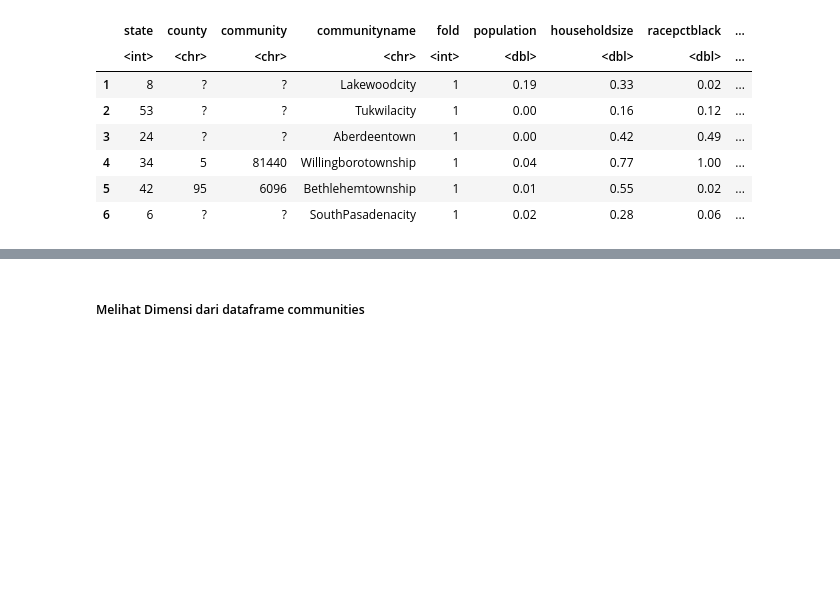
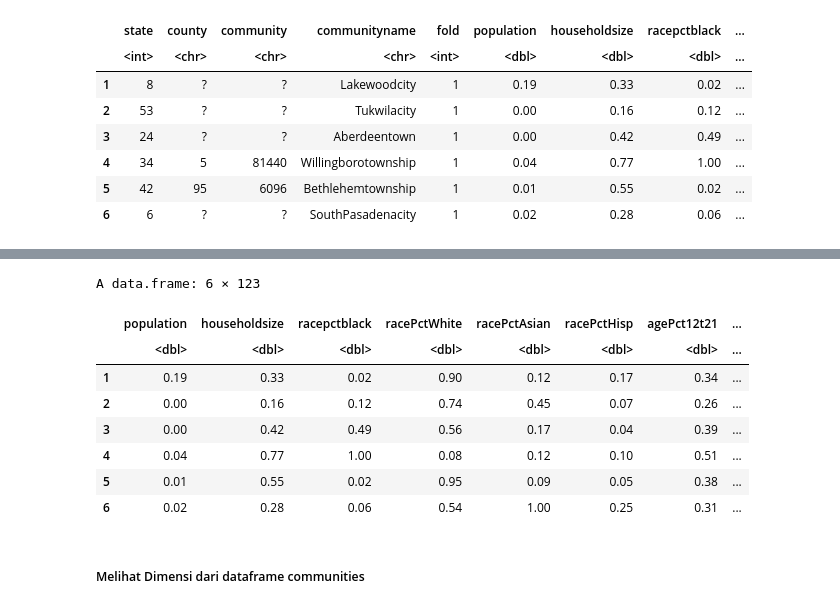
Before and after one commit to JuzmaFR/Analisis-Regresi-Catatan-Kuliah, a Jupyter notebook: Analisis Regresi.ipynb, the cells around one changed output, grey strips where cells are left out. Cells and saved outputs as stored; diff of their text form; code cells hidden in the pictures; blank space fills up the shorter version.

```diff
--- a/Analisis Regresi.ipynb
+++ b/Analisis Regresi.ipynb
@@ -264,0 +280,7 @@ A data.frame: 6 × 128
+# %%
+df[df == "?"] <- 0
+df2 <- sapply(df,as.double)
+colnames(df2)[128] = 'y';
+crimeData <- as.data.frame(df2[,6:128]);
+head(crimeData);
+# %% [output]
@@ -265,3 +289,12 @@ A data.frame: 6 × 128
+A data.frame: 6 × 123
+|  | population | householdsize | racepctblack | racePctWhite | racePctAsian | racePctHisp | agePct12t21 | ... |
+|  | <dbl> | <dbl> | <dbl> | <dbl> | <dbl> | <dbl> | <dbl> | ... |
+| 1 | 0.19 | 0.33 | 0.02 | 0.90 | 0.12 | 0.17 | 0.34 | ... |
+| 2 | 0.00 | 0.16 | 0.12 | 0.74 | 0.45 | 0.07 | 0.26 | ... |
+| 3 | 0.00 | 0.42 | 0.49 | 0.56 | 0.17 | 0.04 | 0.39 | ... |
+| 4 | 0.04 | 0.77 | 1.00 | 0.08 | 0.12 | 0.10 | 0.51 | ... |
+| 5 | 0.01 | 0.55 | 0.02 | 0.95 | 0.09 | 0.05 | 0.38 | ... |
+| 6 | 0.02 | 0.28 | 0.06 | 0.54 | 1.00 | 0.25 | 0.31 | ... |
 # %% [markdown]
 ##### Melihat Dimensi dari dataframe communities
 # %%
```
Also changed, not shown: parts of 39 cells of this notebook.
